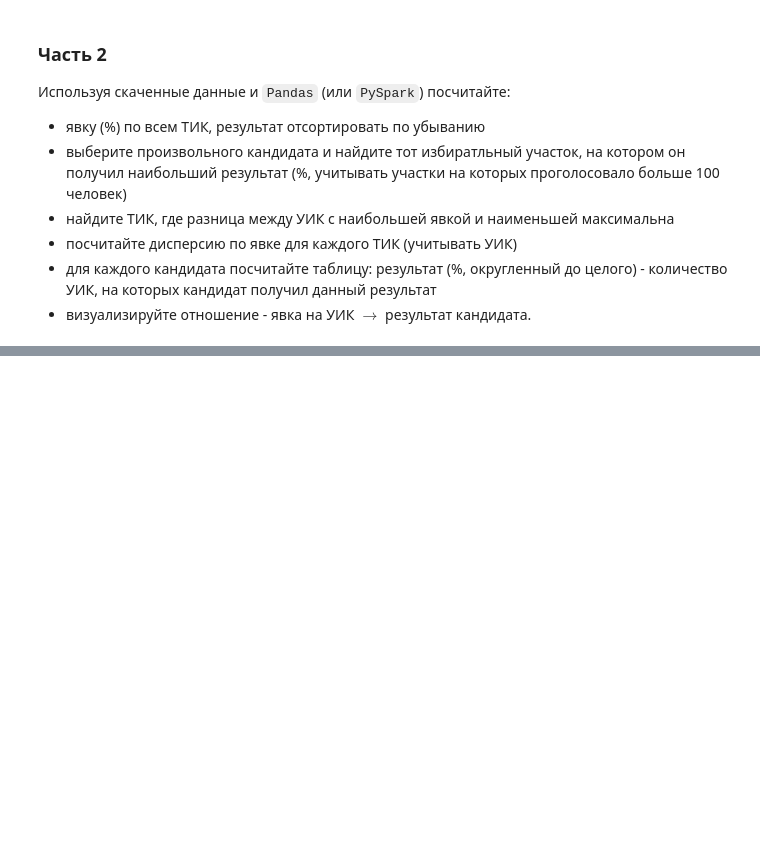
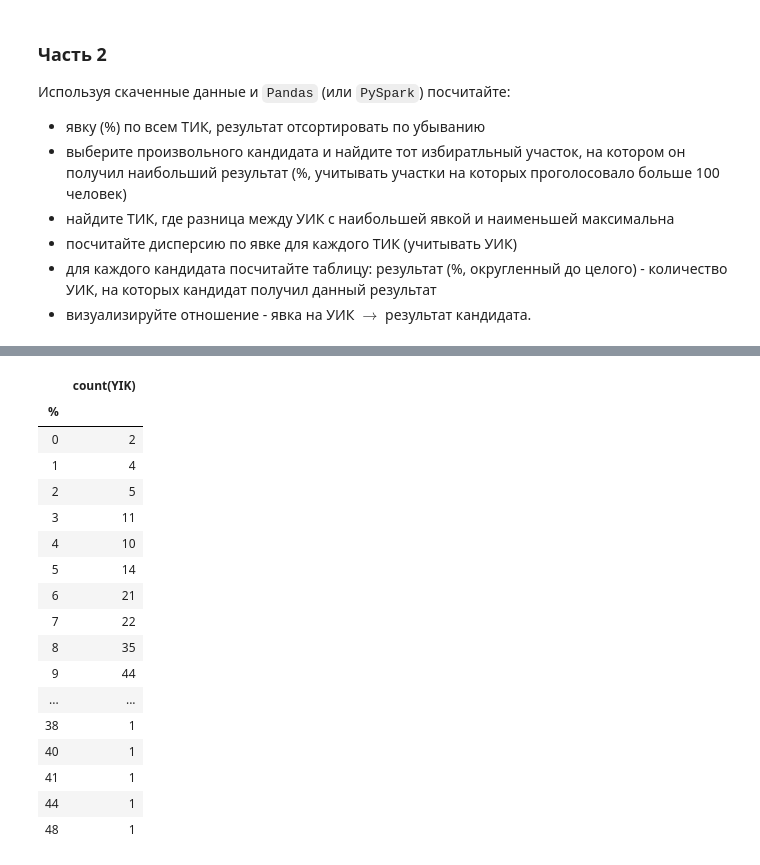
Before and after one commit to roma0398/classification2019, a Jupyter notebook: tasks/Task_4/Task_4.ipynb, the cells around one changed output, grey strips where cells are left out. Drawn from its saved outputs; the diff is of its cells as text; code cells hidden in the pictures; blank space fills up the shorter version.

```diff
--- a/tasks/Task_4/Task_4.ipynb
+++ b/tasks/Task_4/Task_4.ipynb
@@ -117,0 +220,29 @@ df.to_csv('Vote.csv', index=None)
+# %%
+df['Тихонова Надежда Геннадьевна %'] = df['Тихонова Надежда Геннадьевна %'].apply(lambda x: round(x))
+df['Беглов Александр Дмитриевич %'] = df['Беглов Александр Дмитриевич %'].apply(lambda x: round(x))
+df['Амосов Михаил Иванович %'] = df['Амосов Михаил Иванович %'].apply(lambda x: round(x))
+# %%
+x = df['Тихонова Надежда Геннадьевна %'].value_counts(sort = False)
+tih = pd.DataFrame(x)
+tih.columns = ['count(YIK)']
+tih.index.names = ['%']
+tih
+# %% [output]
+|  | count(YIK) |
+| % |  |
+| 0 | 2 |
+| 1 | 4 |
+| 2 | 5 |
+| 3 | 11 |
+| 4 | 10 |
+| 5 | 14 |
+| 6 | 21 |
+| 7 | 22 |
+| 8 | 35 |
+| 9 | 44 |
+| ... | ... |
+| 38 | 1 |
+| 40 | 1 |
+| 41 | 1 |
+| 44 | 1 |
+| 48 | 1 |
```
Also changed, not shown: parts of 24 cells of this notebook.
